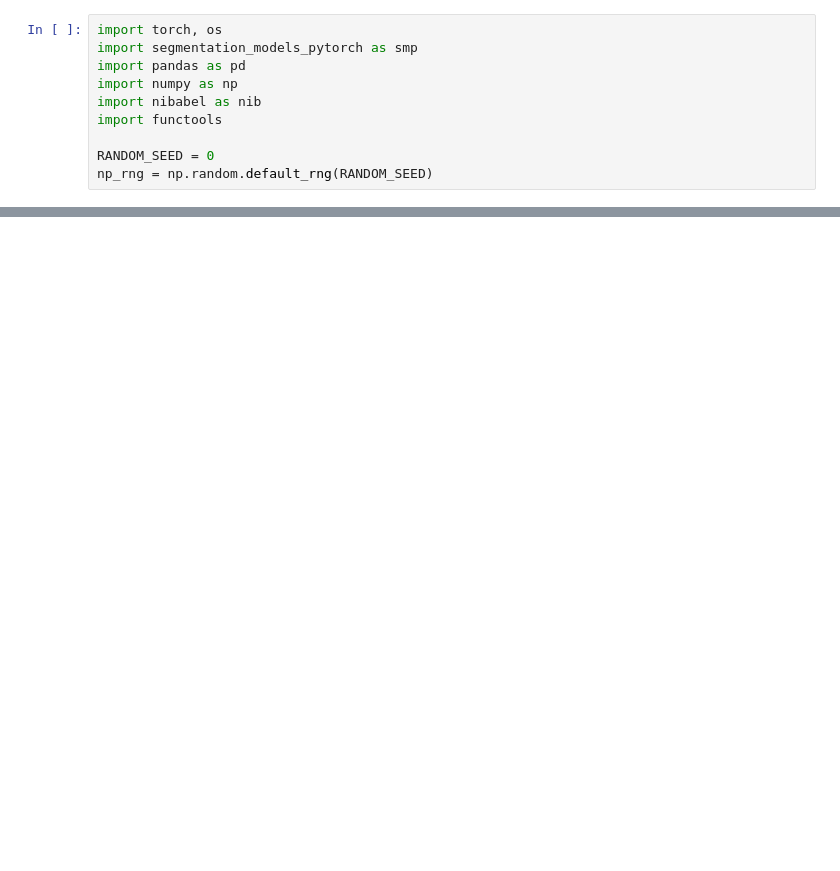
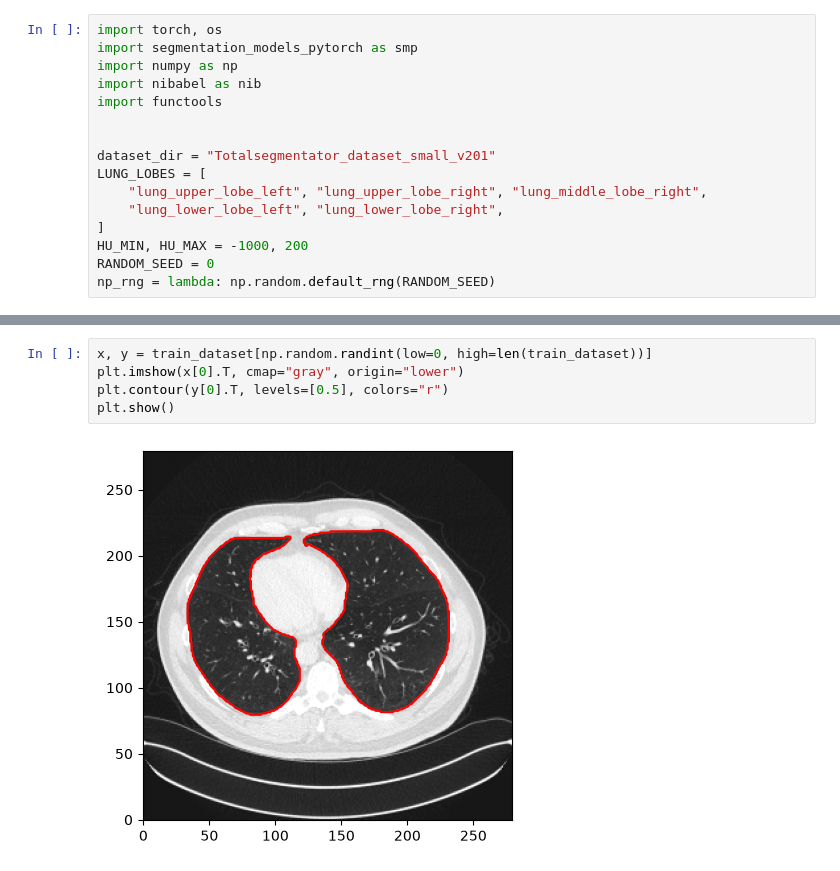
Before and after one commit to pg-weti-projects/3d-object-segmentation, a Jupyter notebook: torch/train_u-net-2d.ipynb, the cells around one changed output, grey strips where cells are left out. Drawn from its saved outputs; the diff is of its cells as text; blank space fills up the shorter version.

```diff
--- a/torch/train_u-net-2d.ipynb
+++ b/torch/train_u-net-2d.ipynb
@@ -1,11 +1,17 @@
 # %%
 import torch, os
 import segmentation_models_pytorch as smp
-import pandas as pd
 import numpy as np
 import nibabel as nib
 import functools
 
+
+dataset_dir = "Totalsegmentator_dataset_small_v201"
+LUNG_LOBES = [
+    "lung_upper_lobe_left", "lung_upper_lobe_right", "lung_middle_lobe_right",
+    "lung_lower_lobe_left", "lung_lower_lobe_right",
+]
+HU_MIN, HU_MAX = -1000, 200
 RANDOM_SEED = 0
-np_rng = np.random.default_rng(RANDOM_SEED)
+np_rng = lambda: np.random.default_rng(RANDOM_SEED)
 # %%
@@ -39,0 +92,7 @@ train_idx, test_idx, val_idx = np.split(idx_arr, cuts)
+# %%
+x, y = train_dataset[np.random.randint(low=0, high=len(train_dataset))]
+plt.imshow(x[0].T, cmap="gray", origin="lower")
+plt.contour(y[0].T, levels=[0.5], colors="r")
+plt.show()
+# %% [output]
+[figure, added]
```
Also changed, not shown: parts of 3 cells of this notebook.
